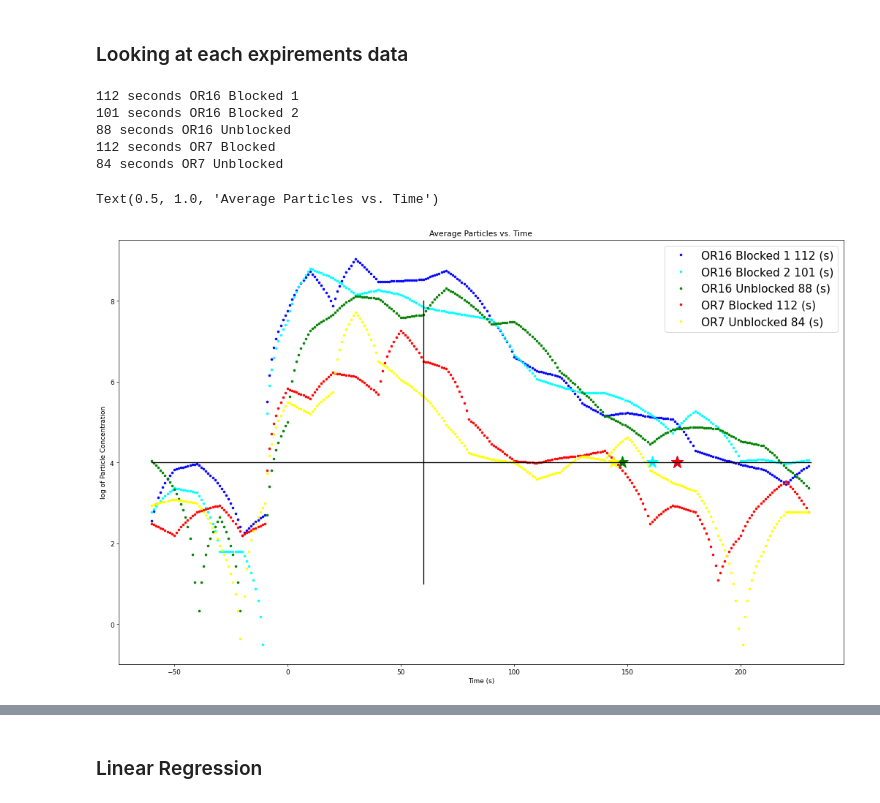
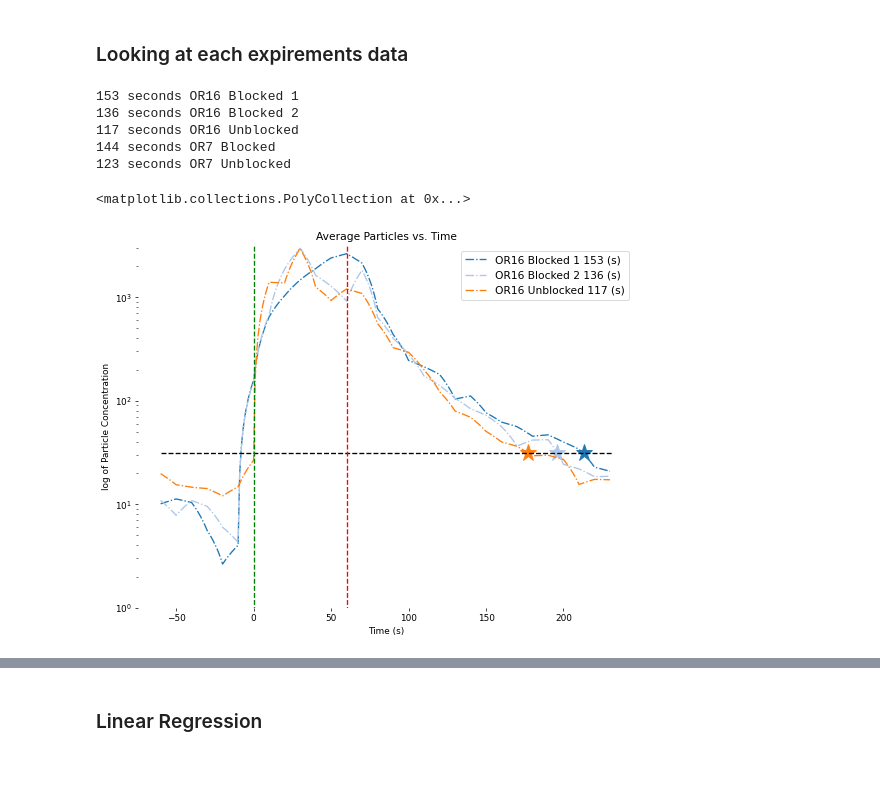
Before and after one commit to rrochlin/UWMedDecember, a Jupyter notebook: Analysis.ipynb, the cells around one changed output, grey strips where cells are left out. Cells and saved outputs as stored; diff of their text form; code cells hidden in the pictures; blank space fills up the shorter version.

Commit message:
Updated graphs and data cleaning to bin the information into zones and seperate the expirements so that we can look at the variance between them

```diff
--- a/Analysis.ipynb
+++ b/Analysis.ipynb
@@ -35,4 +41,4 @@ mergedData = pd.read_csv('./mergedData/mergedFrame.csv',parse_dates=[0])
 stAvgDf = {}
 for x in avgData:
     name = x.split('\\')[1].split('.')[0]
-    stAvgDf[name] = pd.read_csv(x,parse_dates=[0])
+    stAvgDf[name] = pd.read_csv(x)
@@ -54,0 +45,5 @@ mergedData
+# %%
+stExpDf = {}
+for x in expData:
+    name = x.split('\\')[1].split('.')[0]
+    stExpDf[name] = pd.read_csv(x)
@@ -104,14 +115,16 @@ tableau20 = [(31, 119, 180), (174, 199, 232), (255, 127, 14), (255, 187, 120),
 for i in range(len(tableau20)):
     r, g, b = tableau20[i]
     tableau20[i] = (r / 255., g / 255., b / 255.)
+
+color = tableau20
 # %% [markdown]
 ### Looking at each expirements data
 # %%
 indexList = {}
-thresh = 4
+thresh = 1.5
 for notUse,x in enumerate(stAvgDf):
     switch = 1
-    for idx,i in enumerate(np.log(stAvgDf[x]['Average'])):
+    for idx,i in enumerate(np.log(stAvgDf[x]['Average'])/np.log(10)):
         if i <= thresh:
             if not switch:
                 indexList[x] = idx-120
@@ -119,43 +132,57 @@ for notUse,x in enumerate(stAvgDf):
                 # print(stAvgDf[x]['Average'][idx])
         else:
             switch = 0
+    if not switch:
+        indexList[x] = idx-120
     print(indexList[x],'seconds',x)
 # %% [output]
-112 seconds OR16 Blocked 1
-101 seconds OR16 Blocked 2
-88 seconds OR16 Unblocked
-112 seconds OR7 Blocked
-84 seconds OR7 Unblocked
+153 seconds OR16 Blocked 1
+136 seconds OR16 Blocked 2
+117 seconds OR16 Unblocked
+144 seconds OR7 Blocked
+123 seconds OR7 Unblocked
 # %%
-color = ['blue','cyan','green','red','yellow']
 for idx,x in enumerate(stAvgDf):
-    fig = plt.figure(0, figsize=(20,12), dpi=64)
+    if re.match("OR7",x):
+        continue
+    fig = plt.figure(0, figsize=(10,7.5), dpi=64)
     ax = fig.gca()
-    yData = stAvgDf[x]['Zone 3']
+    yData = stAvgDf[x]['Average']
     xData = indexList[x]
 
-    ax.plot([i for i in range(-60,len(yData)-60)],np.log(yData),'.',color = color[idx],label = x + ' ' + str(xData) + ' (s)')
-    ax.plot([xData+60],[thresh],'*',ms=20,color = color[idx])
+    ax.plot([i for i in range(-60,len(yData)-60)],yData,'-.',color = color[idx],label = x + ' ' + str(xData) + ' (s)')
+
+    ax.plot([xData+60],[10**thresh],'*',ms=20,color = color[idx])
     # ax.plot([xData,cData],[0,5])
 
     # ax.plot([i for i in range(-60,len(yData)-60)],yData,'.')
     # ax.plot([xData,xData],[0,200])
 
 # ax.plot([-60,len(yData)-60],[thresh**3,thresh**3],color = 'white')
 
 
-ax.plot([-60,len(stAvgDf[x])-60],[thresh]*2,color = 'black')
-ax.plot([60,60],[8,1],color = 'black')
+ax.plot([-60,len(stAvgDf[x])-60],[10**thresh]*2,'--',color = 'black')
+ax.plot([0,0],[10**4,1],'--',color = 'green')
+ax.plot([60,60],[10**4,1],'--',color = 'red')
 
+plt.yscale("log")
 
-ax.legend(fontsize = 'xx-large')
+plt.ylim([1,10**3.5])
+
+ax.legend()
 ax.set_xlabel('Time (s)')
 ax.set_ylabel('log of Particle Concentration')
 plt.title('Average Particles vs. Time')
-
+ax.spines["top"].set_visible(False)
+ax.spines["bottom"].set_visible(False)
+ax.spines["right"].set_visible(False)
+ax.spines["left"].set_visible(False)
+ax.legend(prop={'size':12})
+plt.rcParams.update({'font.size':15})
+ax.fill_between([0,60], [1,3], [1,3],facecolor='green',where=True, alpha=0.5)
 # #For exporting
 # mpld3.save_html(fig,'avgParticlePlot27_Thresh.html')
 # %% [output]
-Text(0.5, 1.0, 'Average Particles vs. Time')
+<matplotlib.collections.PolyCollection at 0x...>
-[figure, old version]
+[figure, new version]
 # %%
```
Also changed, not shown: parts of 22 cells of this notebook, 1 other file.
